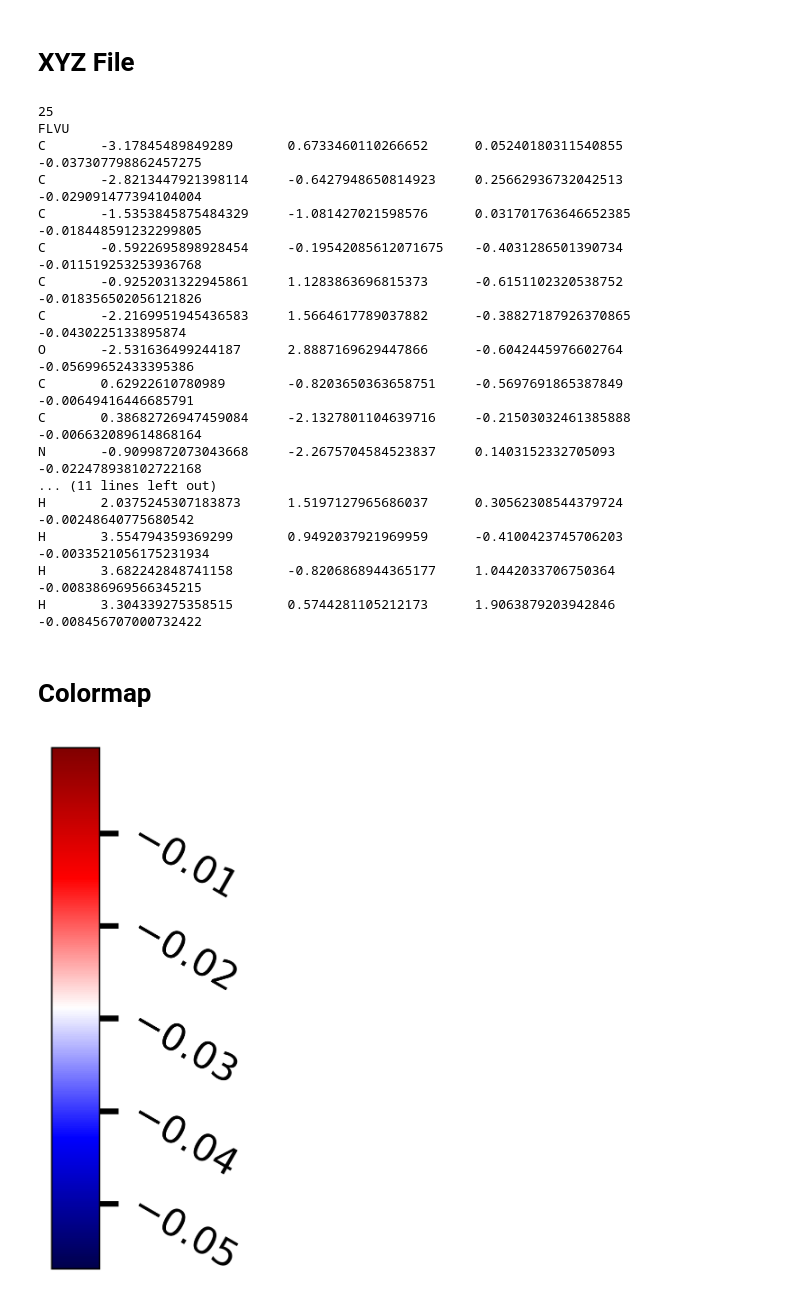
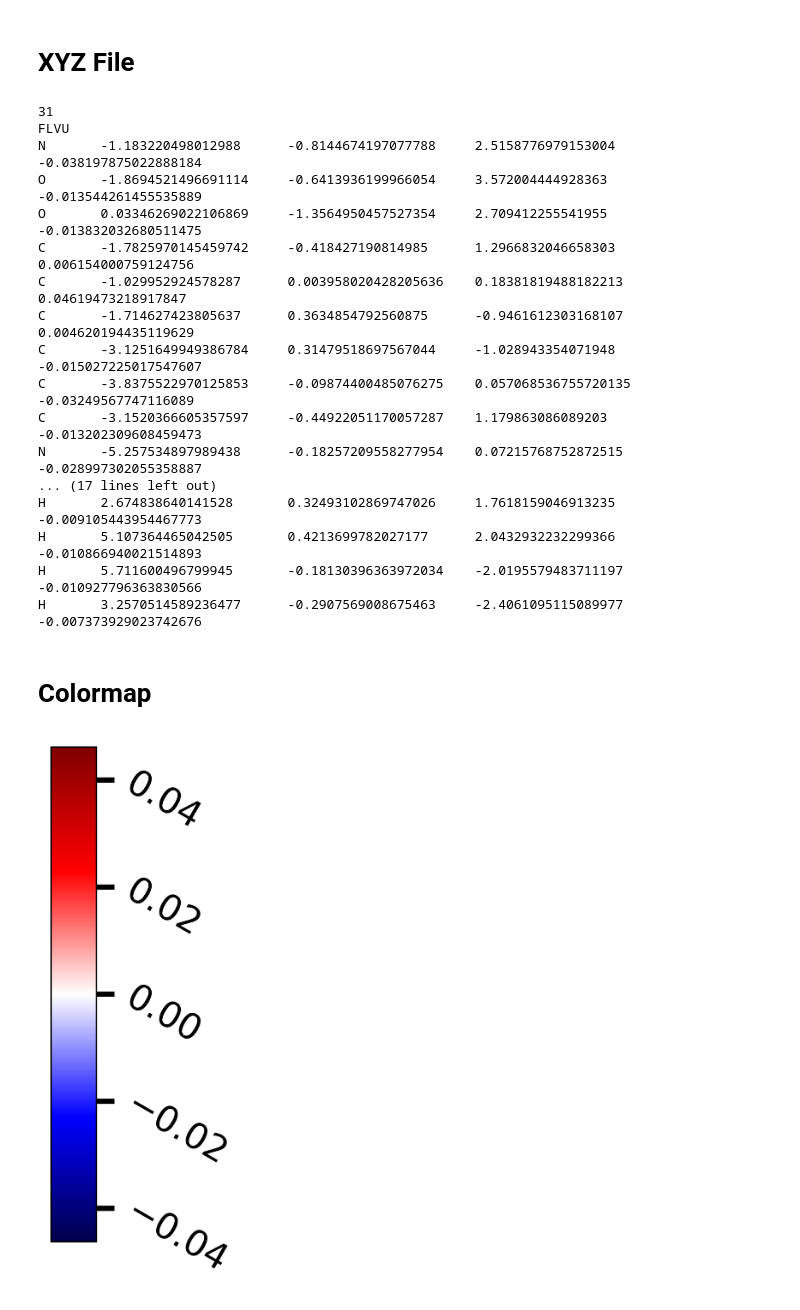
Before and after one commit to SinsuSquid/Chemomile, a Jupyter notebook: Notebooks/Explain.ipynb, the cells around one changed output. Cells and saved outputs as stored; diff of their text form; code cells hidden in the pictures.

```diff
--- a/Notebooks/Explain.ipynb
+++ b/Notebooks/Explain.ipynb
@@ -13,22 +3,17 @@
 # %%
 optimized = {
-    'FP' : {'hidden_size' : 64, 'dropout' : 0.279, 'num_layers' : 3, 'num_timesteps' : 5, 'lr_init' : 0.01, 'gamma' : 0.978, 'weight_decay' : 3.82E-3},
-    'AIT' : {'hidden_size' : 128, 'dropout' : 0.298, 'num_layers' : 3, 'num_timesteps' : 8, 'lr_init' : 0.001, 'gamma' : 0.982, 'weight_decay' : 2.37E-4},
-    'HCOM' : {'hidden_size' : 256, 'dropout' : 0.276, 'num_layers' : 7, 'num_timesteps' : 4, 'lr_init' : 0.0001, 'gamma' : 0.986, 'weight_decay' : 6.72E-3},
-    'FLVL' : {'hidden_size' : 256, 'dropout' : 0.238, 'num_layers' : 4, 'num_timesteps' : 5, 'lr_init' : 0.0001, 'gamma' : 0.979, 'weight_decay' : 1.39E-2},
-    'FLVU' : {'hidden_size' : 512, 'dropout' : 0.268, 'num_layers' : 6, 'num_timesteps' : 6, 'lr_init' : 0.0001, 'gamma' : 0.979, 'weight_decay' : 6.36E-3},
-    'ESOL' : {'hidden_size' : 256, 'dropout' : 0.201, 'num_layers' : 4, 'num_timesteps' : 8, 'lr_init' : 0.001, 'gamma' : 0.981, 'weight_decay' : 4.54E-4},
-
-    'MOUSE_INTRAPERITONEAL_LDLo' : {'hidden_size' : 256, 'dropout' : 0.254, 'num_layers' : 8, 'num_timesteps' : 9, 'lr_init' : 0.001, 'gamma' : 0.978, 'weight_decay' : 1.00E-2},
-    'RAT_INTRAPERITONEAL_LD50' : {'hidden_size' : 256, 'dropout' : 0.254, 'num_layers' : 8, 'num_timesteps' : 9, 'lr_init' : 0.001, 'gamma' : 0.978, 'weight_decay' : 1.00E-2},
-    'IGC50' : {'hidden_size' : 512, 'dropout' : 0.265, 'num_layers' : 7, 'num_timesteps' : 9, 'lr_init' : 0.001, 'gamma' : 0.987, 'weight_decay' : 2.73E-2},
-    'LC50' : {'hidden_size' : 64, 'dropout' : 0.326, 'num_layers' : 4, 'num_timesteps' : 2, 'lr_init' : 0.01, 'gamma' : 0.982, 'weight_decay' : 7.41E-4},
+    'FP' : {'hidden_size' : 128, 'dropout' : 0.276, 'num_layers' : 6, 'num_timesteps' : 6, 'lr_init' : 0.001, 'gamma' : 0.978, 'weight_decay' : 6.62E-3},
+    'AIT' : {'hidden_size' : 64, 'dropout' : 0.220, 'num_layers' : 3, 'num_timesteps' : 6, 'lr_init' : 0.001, 'gamma' : 0.981, 'weight_decay' : 2.67E-3},
+    'HCOM' : {'hidden_size' : 128, 'dropout' : 0.230, 'num_layers' : 6, 'num_timesteps' : 5, 'lr_init' : 0.0001, 'gamma' : 0.979, 'weight_decay' : 3.92E-4},
+    'FLVL' : {'hidden_size' : 128, 'dropout' : 0.450, 'num_layers' : 5, 'num_timesteps' : 6, 'lr_init' : 0.001, 'gamma' : 0.984, 'weight_decay' : 6.95E-4},
+    'FLVU' : {'hidden_size' : 256, 'dropout' : 0.307, 'num_layers' : 5, 'num_timesteps' : 7, 'lr_init' : 0.001, 'gamma' : 0.983, 'weight_decay' : 1.26E-2},
+    'ESOL' : {'hidden_size' : 32, 'dropout' : 0.238, 'num_layers' : 4, 'num_timesteps' : 6, 'lr_init' : 0.0001, 'gamma' : 0.993, 'weight_decay' : 1.23E-3},
 }
 # %% [markdown]
 # Parameter Setting
 # %%
 parameters = dict(
-    subfrag_size = 12,
+    subfrag_size = 10,
     edge_size = 3,
     out_size = 1,
     seed = 42,
@@ -44,16 +29,18 @@ parameters = parameters | optimized[parameters['target']]
 DATAPATH = "/SSD2/bgkang/Chemomile"
 
 MODELPATH = dict(
-    FP = "../Model/FP-2024-07-17-02-08-03", # FP
-    AIT = "../Model/AIT-2024-07-17-02-21-21", # AIT
-    FLVL = "../Model/FLVL-2024-07-17-02-25-23", # FLVL
-    FLVU = "../Model/FLVU-2024-07-17-02-29-19", # FLVU
-    HCOM = "../Model/HCOM-2024-07-17-04-48-42", # HCOM
-    IGC50 = "../Model/IGC50-2024-07-23-08-03-02" # IGC50
+    FP = "../Model/FP-2024-12-17-01-38-53", # FP
+    AIT = "../Model/AIT-2024-12-17-01-44-45", # AIT
+    FLVL = "../Model/FLVL-2024-12-17-01-56-39", # FLVL
+    FLVU = "../Model/FLVU-2024-12-17-02-03-26", # FLVU
+    HCOM = "../Model/HCOM-2024-12-17-01-48-28", # HCOM
+    ESOL = "../Model/ESOL-2024-12-17-01-31-49", # ESOL
 )
 
 # Serotonin
 SMILES = "C1=CC2=C(C=C1O)C(=CN2)CCN"; TRUE_VAL = 205.4 + 273.15
+SMILES = "CC1=C(C=C(C=C1[N+](=O)[O-])[N+](=O)[O-])[N+](=O)[O-]"; TRUE_VAL = 1 # TNT
+SMILES = "[N+](=O)([O-])C1=C(C(=CC(=C1)[N+](=O)[O-])[N+](=O)[O-])C=CC1=CC=NC=C1"; TRUE_VAL = 1 # IDK, a TNT derivative?
 # SMILES = "CCCCC(═O)O"; TRUE_VAL = 2
 # Cinnamaldehyde
 # SMILES = "O=CC=Cc1ccccc1"; TRUE_VAL = 71 + 273.15
@@ -209,36 +196,38 @@ def xyzWriter():
 
 print(xyzWriter())
 # %% [output]
-25
+31
 FLVU
-C       -3.17845489849289       0.6733460110266652      0.05240180311540855     -0.037307798862457275
-C       -2.8213447921398114     -0.6427948650814923     0.25662936732042513     -0.029091477394104004
-C       -1.5353845875484329     -1.081427021598576      0.031701763646652385    -0.018448591232299805
-C       -0.5922695898928454     -0.19542085612071675    -0.4031286501390734     -0.011519253253936768
-C       -0.9252031322945861     1.1283863696815373      -0.6151102320538752     -0.018356502056121826
-C       -2.2169951945436583     1.5664617789037882      -0.38827187926370865    -0.0430225133895874
-O       -2.531636499244187      2.8887169629447866      -0.6042445976602764     -0.05699652433395386
-C       0.62922610780989        -0.8203650363658751     -0.5697691865387849     -0.00649416446685791
-C       0.38682726947459084     -2.1327801104639716     -0.21503032461385888    -0.006632089614868164
-N       -0.9099872073043668     -2.2675704584523837     0.1403152332705093      -0.022478938102722168
-... (11 lines left out)
-H       2.0375245307183873      1.5197127965686037      0.30562308544379724     -0.00248640775680542
-H       3.554794359369299       0.9492037921969959      -0.4100423745706203     -0.0033521056175231934
-H       3.682242848741158       -0.8206868944365177     1.0442033706750364      -0.008386969566345215
-H       3.304339275358515       0.5744281105212173      1.9063879203942846      -0.008456707000732422
+N       -1.183220498012988      -0.8144674197077788     2.5158776979153004      -0.038197875022888184
+O       -1.8694521496691114     -0.6413936199966054     3.572004444928363       -0.013544261455535889
+O       0.03346269022106869     -1.3564950457527354     2.709412255541955       -0.013832032680511475
+C       -1.7825970145459742     -0.418427190814985      1.2966832046658303      0.006154000759124756
+C       -1.029952924578287      0.003958020428205636    0.18381819488182213     0.04619473218917847
+C       -1.714627423805637      0.3634854792560875      -0.9461612303168107     0.004620194435119629
+C       -3.1251649949386784     0.31479518697567044     -1.028943354071948      -0.015027225017547607
+C       -3.8375522970125853     -0.09874400485076275    0.057068536755720135    -0.03249567747116089
+C       -3.1520366605357597     -0.44922051170057287    1.179863086089203       -0.013202309608459473
+N       -5.257534897989438      -0.18257209558277954    0.07215768752872515     -0.028997302055358887
+... (17 lines left out)
+H       2.674838640141528       0.32493102869747026     1.7618159046913235      -0.009105443954467773
+H       5.107364465042505       0.4213699782027177      2.0432932232299366      -0.010866940021514893
+H       5.711600496799945       -0.18130396363972034    -2.0195579483711197     -0.010927796363830566
+H       3.2570514589236477      -0.2907569008675463     -2.4061095115089977     -0.007373929023742676
 # %% [markdown]
 # Colormap
 # %%
 import matplotlib.pyplot as plt
 import numpy as np
 fig, ax = plt.subplots(1, 2, figsize = (1, 5), dpi = 300)
 
 ax[0].set_visible(False)
 ax[1].tick_params(direction = 'out', width = 3, length = 10, labelsize = 20, rotation = -30)
 
-p = ax[0].scatter(score, score, c = score, cmap = 'seismic')
+max = np.abs(score).max()
+p = ax[0].scatter([-max, max], [-max, max], c = [-max, max], cmap = 'seismic')
 fig.colorbar(p, cax = ax[1])
 
+plt.savefig('cbar.png', dpi =300, bbox_inches = 'tight')
 plt.show()
 # %% [output]
-[figure, old version]
+[figure, new version]
```
Also changed, not shown: parts of 5 cells of this notebook, 9 other files.
